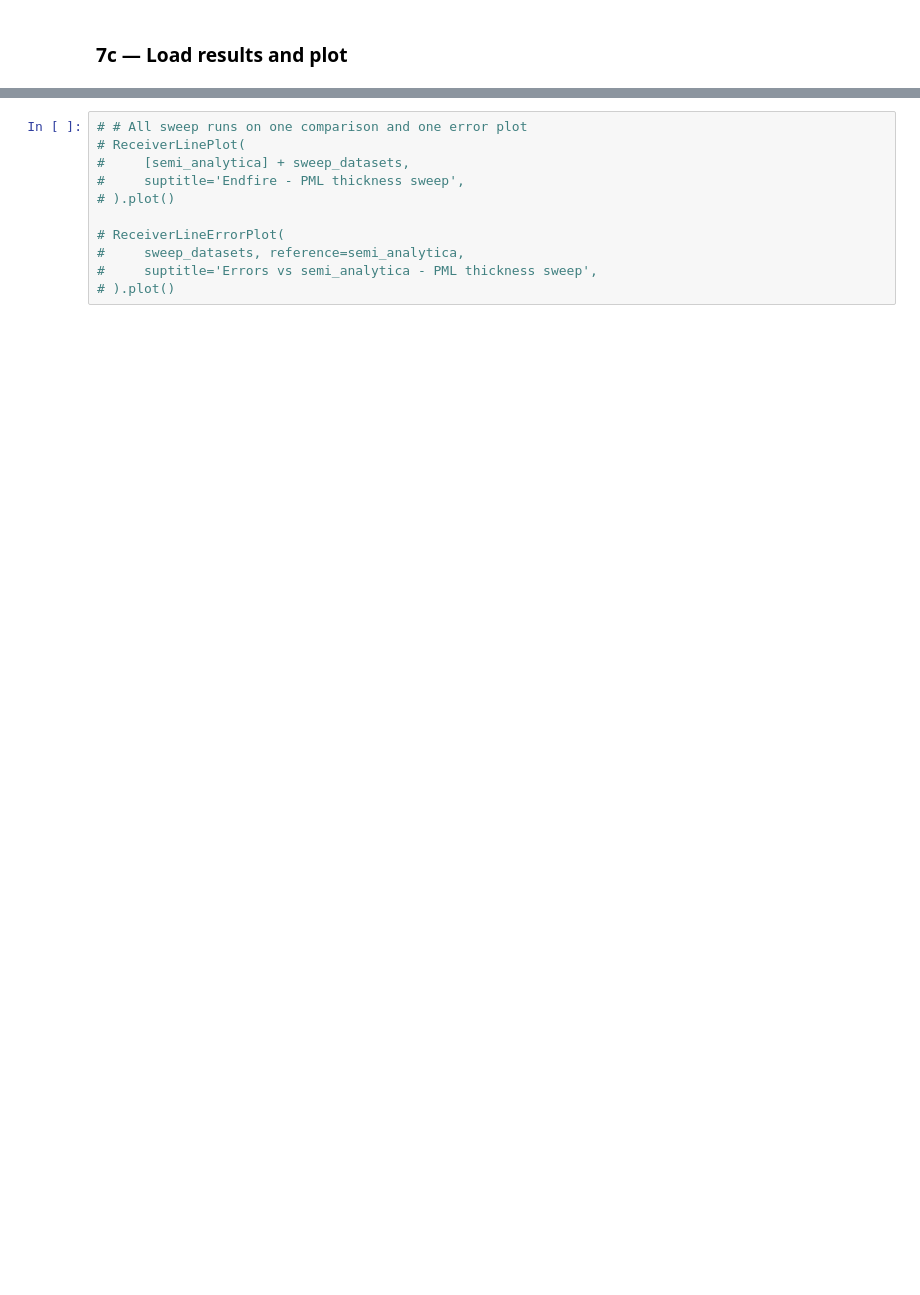
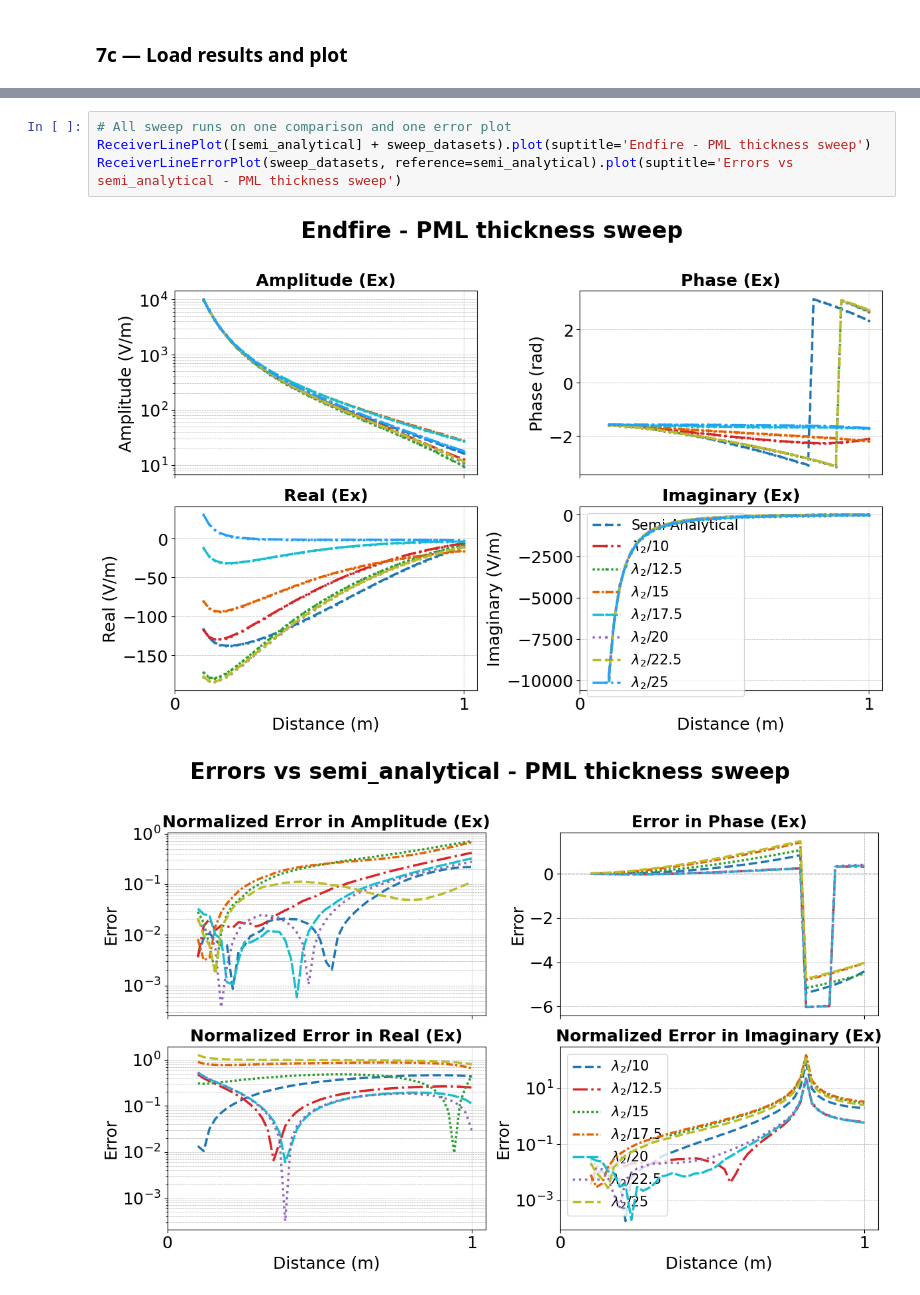
Before and after one commit to emsig/elfe3D_GPR, a Jupyter notebook: examples/03_two_layered_earth/two_layered_earth.ipynb, the cells around one changed output, grey strips where cells are left out. Cells and saved outputs as stored; diff of their text form; blank space fills up the shorter version.

```diff
--- a/examples/03_two_layered_earth/two_layered_earth.ipynb
+++ b/examples/03_two_layered_earth/two_layered_earth.ipynb
@@ -323,11 +363,7 @@ Runs the same two-layer model for several PML thicknesses expressed as $\lambda_
 # %%
-# # All sweep runs on one comparison and one error plot
-# ReceiverLinePlot(
-#     [semi_analytica] + sweep_datasets,
-#     suptitle='Endfire - PML thickness sweep',
-# ).plot()
-
-# ReceiverLineErrorPlot(
-#     sweep_datasets, reference=semi_analytica,
-#     suptitle='Errors vs semi_analytica - PML thickness sweep',
-# ).plot()
+# All sweep runs on one comparison and one error plot
+ReceiverLinePlot([semi_analytical] + sweep_datasets).plot(suptitle='Endfire - PML thickness sweep')
+ReceiverLineErrorPlot(sweep_datasets, reference=semi_analytical).plot(suptitle='Errors vs semi_analytical - PML thickness sweep')
+# %% [output]
+[figure, added]
+[figure, added]
```
Also changed, not shown: parts of 12 cells of this notebook.
